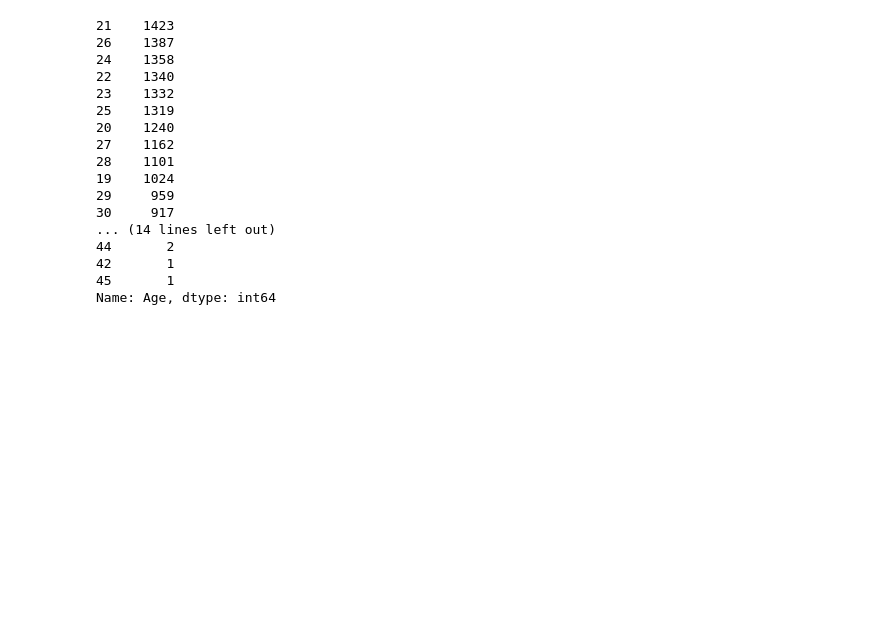
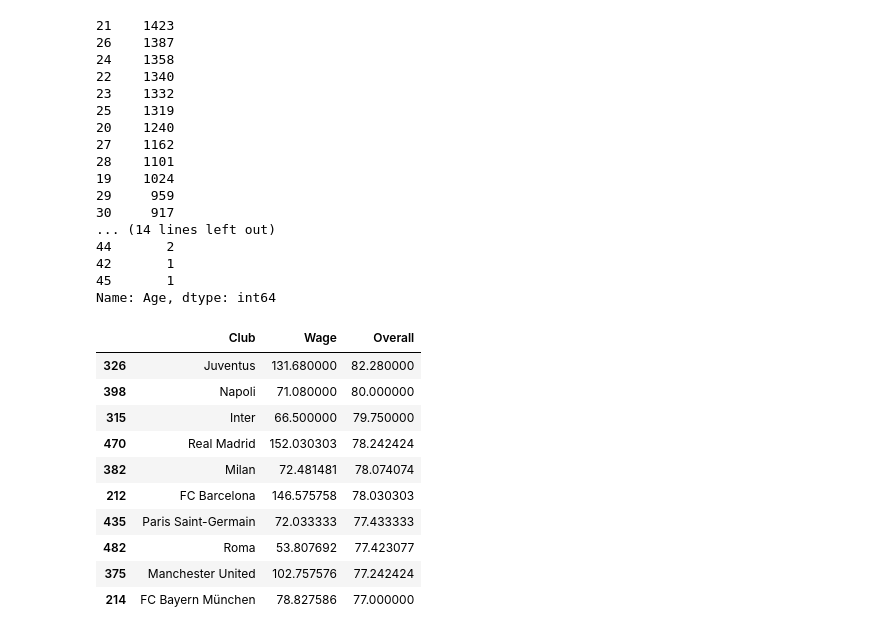
Before and after one commit to domu904/Domu.MachineLearning, a Jupyter notebook: soccerData_part3.ipynb, the cells around one changed output. Cells and saved outputs as stored; diff of their text form; code cells hidden in the pictures; blank space fills up the shorter version.

```diff
--- a/soccerData_part3.ipynb
+++ b/soccerData_part3.ipynb
@@ -293,3 +293,19 @@ soccer_data.Age.value_counts()
 42       1
 45       1
 Name: Age, dtype: int64
+# %%
+avgwageoverall.sort_values(by="Overall",inplace=True,ascending=False)
+top10byoverall = avgwageoverall.iloc[0:10,:]
+top10byoverall
+# %% [output]
+|  | Club | Wage | Overall |
+| 326 | Juventus | 131.680000 | 82.280000 |
+| 398 | Napoli | 71.080000 | 80.000000 |
+| 315 | Inter | 66.500000 | 79.750000 |
+| 470 | Real Madrid | 152.030303 | 78.242424 |
+| 382 | Milan | 72.481481 | 78.074074 |
+| 212 | FC Barcelona | 146.575758 | 78.030303 |
+| 435 | Paris Saint-Germain | 72.033333 | 77.433333 |
+| 482 | Roma | 53.807692 | 77.423077 |
+| 375 | Manchester United | 102.757576 | 77.242424 |
+| 214 | FC Bayern München | 78.827586 | 77.000000 |
```
Also changed, not shown: parts of 1 cell of this notebook.
